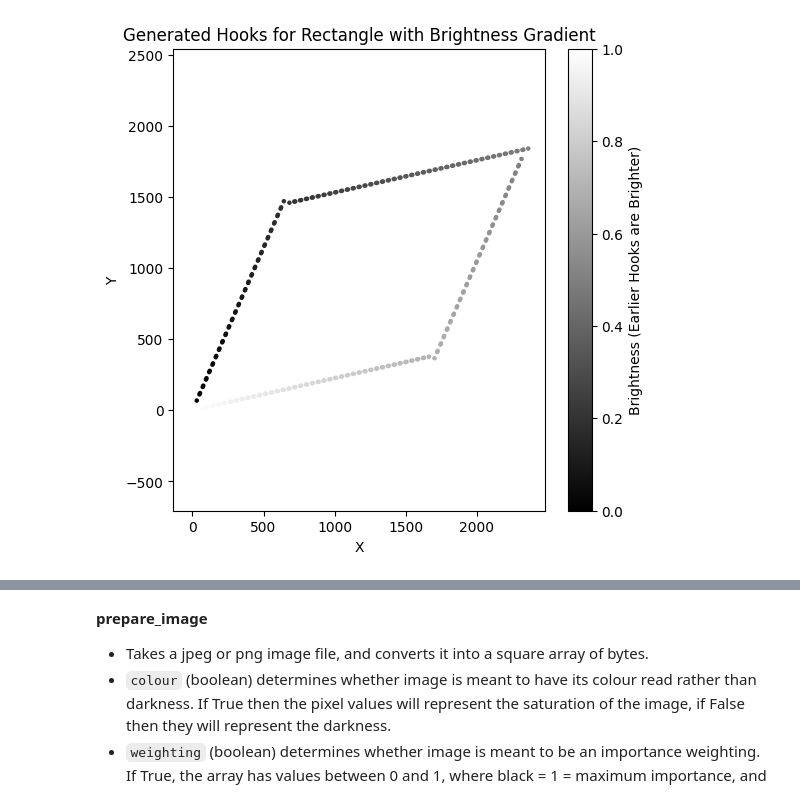
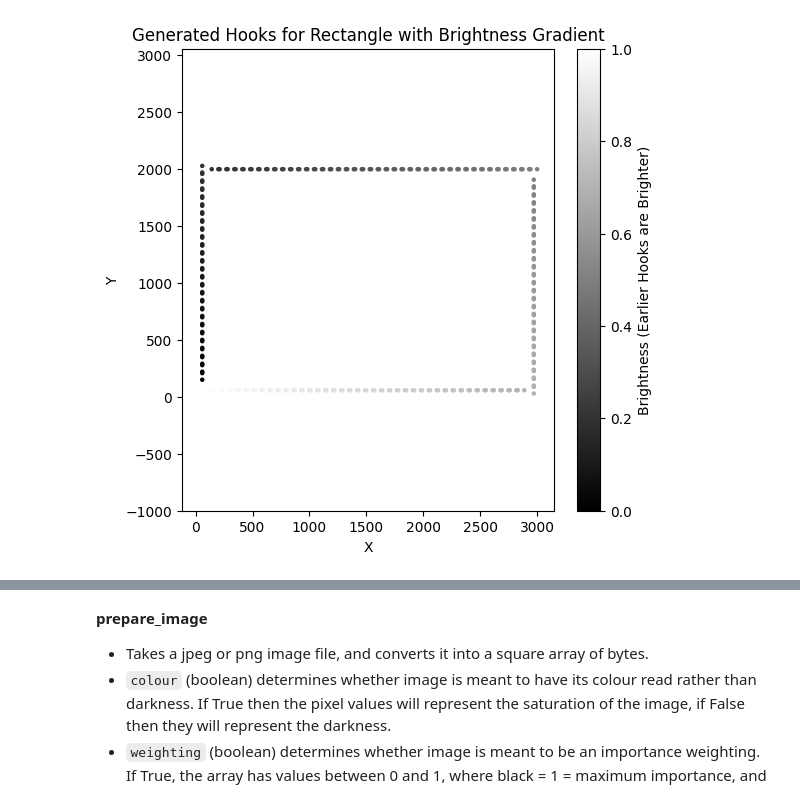
Before and after one commit to arunim1/3d-thread-art, a Jupyter notebook: generation.ipynb, the cells around one changed output, grey strips where cells are left out. Drawn from its saved outputs; the diff is of its cells as text; code cells hidden in the pictures.

Commit message:
minimum proof of concept

```diff
--- a/generation.ipynb
+++ b/generation.ipynb
@@ -15,68 +65,43 @@ def generate_hooks_rect(dist_between_hooks_pixels, side_pixel_size1, side_pixel_
     n_hooks = 2 * (np.floor(s1 / d) + np.floor(s2 / d))
     eps = hook_pixel_size / 2
 
     ax1 = d * np.arange(np.floor(s1 / d))
     # minus / plus
     ax1_plus = ax1 + eps
     ax1_minus = ax1 - eps
     # interleaving:
     ax1 = np.stack((ax1_minus, ax1_plus)).ravel(order='F')
 
     ax2 = d * np.arange(np.floor(s2 / d))
     # minus / plus
     ax2_plus = ax2 + eps
     ax2_minus = ax2 - eps
     # interleaving:
     ax2 = np.stack((ax2_minus, ax2_plus)).ravel(order='F')
 
     side1 = np.stack((ax1, np.zeros_like(ax1))).T
     side4 = np.stack((np.full_like(ax2, s1), ax2)).T
     # flip to make it consistently clockwise / counterclockwise
     side3 = np.stack((s1 - ax1, np.full_like(ax1, s2))).T
     side2 = np.stack((np.zeros_like(ax2), s2 - ax2)).T
 
     hooks = np.concatenate((side1, side4, side3, side2), axis=0)
 
     np.random.seed(0)
-    hooks = np.matmul(hooks, np.random.randn(2, 2) / 3)  # oopsies a bit of rotation!
+    # rot = np.random.randn(2, 2) / 2.5
+
+    # hooks = np.matmul(hooks, rot)  # oopsies a bit of rotation!
+
+    # increase y by the minimum y value, so that the minimum y value is 0
+    hooks[:, 1] -= hooks[:, 1].min() - eps
+    # increase x by the minimum x value, so that the minimum x value is 0
+    hooks[:, 0] -= hooks[:, 0].min() - eps
 
     return hooks
 
-# Input side lengths for the rectangle
-# rectangle_width = 1
-# rectangle_height = 0.5  # Example height, you can change this value
-# hook_real_size = 2 * (10**-2)
-# hook_pixel_size = (hook_real_size / max(rectangle_width, rectangle_height))
-# dist_between_hooks_pixels = 0.07
-
-dist_between_hooks_pixels = 70
-rectangle_width = 0.3
-rectangle_height = 0.2
-wheel_pixel_size = 3500
-wheel_real_size = np.sqrt(rectangle_width**2 + rectangle_height**2)
-rectangle_height_pixels = (rectangle_height / wheel_real_size) * wheel_pixel_size
-rectangle_width_pixels = (rectangle_width / wheel_real_size) * wheel_pixel_size
-hook_real_size = 6 * (10**-3)
-hook_pixel_size = (hook_real_size / wheel_real_size) * wheel_pixel_size
-n_hooks = int(2 * (np.floor(rectangle_width_pixels / dist_between_hooks_pixels) + np.floor(rectangle_height_pixels / dist_between_hooks_pixels)))
-
-
-hooks = generate_hooks_rect(dist_between_hooks_pixels, rectangle_width_pixels, rectangle_height_pixels, hook_pixel_size)
-
-# hooks = np.matmul(hooks, np.random.randn(2, 2))  # Rotate the rectangle
-
-brightness = np.linspace(1, 0, len(hooks))  # Brighter (1) to darker (0)
-
-plt.figure(figsize=(6, 6))
-plt.scatter(hooks[:, 0], hooks[:, 1], s=5, c=brightness, cmap='gray')
-plt.title("Generated Hooks for Rectangle with Brightness Gradient")
-plt.xlabel("X")
-plt.ylabel("Y")
-plt.axis("equal")
-plt.colorbar(label='Brightness (Earlier Hooks are Brighter)')
-plt.show()
+plot_gen_hooks_example('rect')
 # %% [output]
-[figure, old version]
+[figure, new version]
 # %%
 def generate_hooks_prism(dist_between_hooks, side_size1, side_size2, side_size3, hook_size):
     d = dist_between_hooks
```
Also changed, not shown: parts of 25 cells of this notebook, 33 other files.
